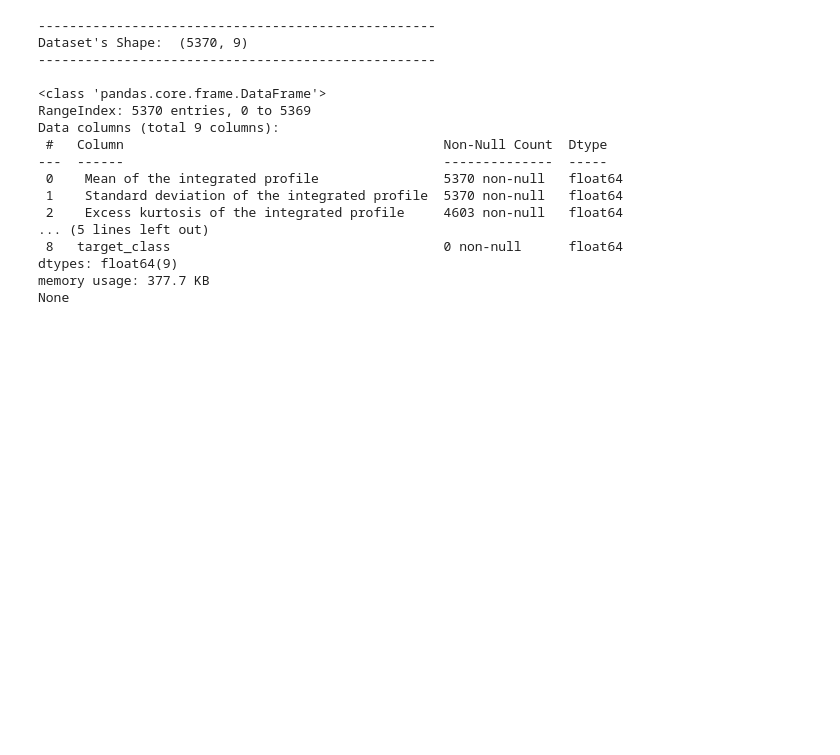
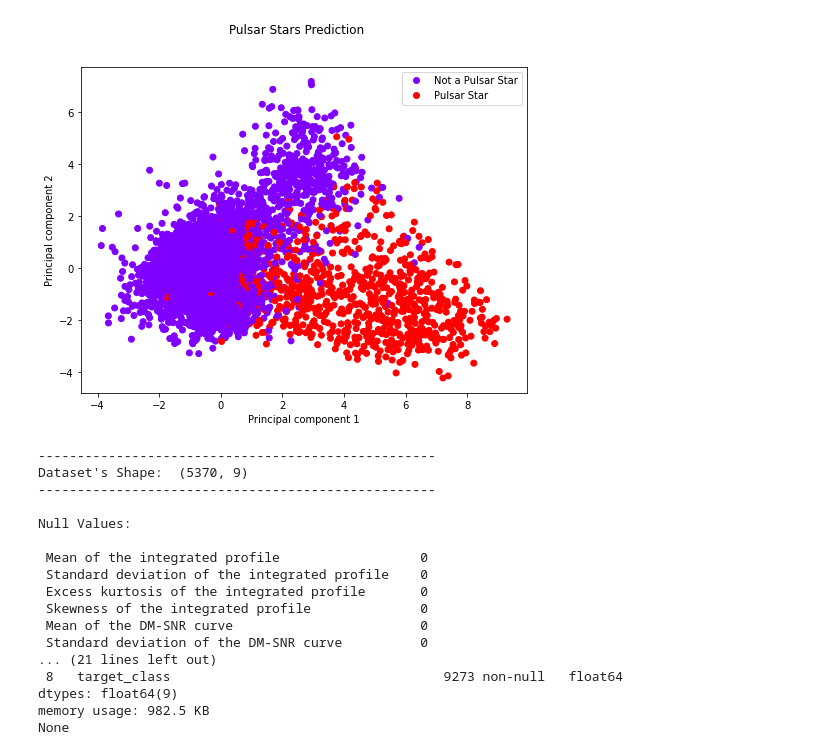
Before and after one commit to savalente3/pulsar_stars_prediction, a Jupyter notebook: pulsar_stars.ipynb, the cells around one changed output. Drawn from its saved outputs; the diff is of its cells as text; code cells hidden in the pictures; blank space fills up the shorter version.

```diff
--- a/pulsar_stars.ipynb
+++ b/pulsar_stars.ipynb
@@ -58,0 +177,18 @@ msno.matrix(data_train)
+# %%
+#cheecks and eliminates one of the features that have a correlation of over .85
+corr_columns = np.full((data_corr.shape[0],), True, dtype=bool)
+
+for i in range(data_corr.shape[0]):
+    for j in range(i+1, data_corr.shape[0]):
+        if data_corr.iloc[i,j] >= 0.85:
+            if corr_columns[j]:
+                corr_columns[j] = False
+
+selected_columns = data_train.columns[corr_columns]
+dataf_train = data_train[selected_columns]
+
+#To check there are no correlation between features with values over .85
+data_corr = dataf_train.corr()
+
+plt.figure()
+sns.heatmap(data_corr)
@@ -59,26 +198,58 @@ msno.matrix(data_train)
+# %%
+#Defining variables
+X = dataf_train.iloc[:,0:-1].values
+y = pd.DataFrame(dataf_train.iloc[:,-1].values, columns=['target_class'])
+
+
+#Scale X values to remove mean and improve accuracy
+X_std = StandardScaler().fit_transform(X)
+
+#PCA
+#https://towardsdatascience.com/a-complete-guide-to-principal-component-analysis-pca-in-machine-learning-664f34fc3e5a
+pca = PCA(n_components=2)
+principalComponents = pca.fit_transform(X_std)
+principalDf = pd.DataFrame(data=principalComponents , columns = ['principal component 1', 'principal component 2'])
+finalDf = pd.concat([principalDf, y], axis = 1)
+
+#PCA_Plot
+plt.figure(figsize=(8,6))
+labels = ["Not a Pulsar Star","Pulsar Star"]
+plt.xlabel('Principal component 1')
+plt.ylabel('Principal component 2')
+plt.legend(handles=scatter.legend_elements()[0], labels=labels)
+plt.suptitle("Pulsar Stars Prediction")
+scatter = plt.scatter(data=finalDf, x="principal component 1", y="principal component 2", c="target_class",cmap='rainbow', label = labels)
+# %% [output]
+[figure, added]
 # %%
 #TESTING SET DATA TREATMENT
-#demonstrates the data shape: number fo entries(rows) and columns
+#no data treatment is necessary as the testing set has a correct data type and doesnt have any Nan values
+
 print("---------------------------------------------------")
 print("Dataset's Shape: ", data_test.shape)
+
 print("--------------------------------------------------- \n")
+print("Null Values:\n")
+print(data_train.isna().sum())
 
-print(data_test.info())
+print("--------------------------------------------------- \n")
+print("Data Info:\n")
+print(data_train.info())
 # %% [output]
 ---------------------------------------------------
 Dataset's Shape:  (5370, 9)
 ---------------------------------------------------
 
-<class 'pandas.core.frame.DataFrame'>
-RangeIndex: 5370 entries, 0 to 5369
-Data columns (total 9 columns):
- #   Column                                         Non-Null Count  Dtype
----  ------                                         --------------  -----
- 0    Mean of the integrated profile                5370 non-null   float64
- 1    Standard deviation of the integrated profile  5370 non-null   float64
- 2    Excess kurtosis of the integrated profile     4603 non-null   float64
-... (5 lines left out)
- 8   target_class                                   0 non-null      float64
+Null Values:
+
+ Mean of the integrated profile                  0
+ Standard deviation of the integrated profile    0
+ Excess kurtosis of the integrated profile       0
+ Skewness of the integrated profile              0
+ Mean of the DM-SNR curve                        0
+ Standard deviation of the DM-SNR curve          0
+... (21 lines left out)
+ 8   target_class                                   9273 non-null   float64
 dtypes: float64(9)
-memory usage: 377.7 KB
+memory usage: 982.5 KB
 None
```
Also changed, not shown: parts of 14 cells of this notebook.
